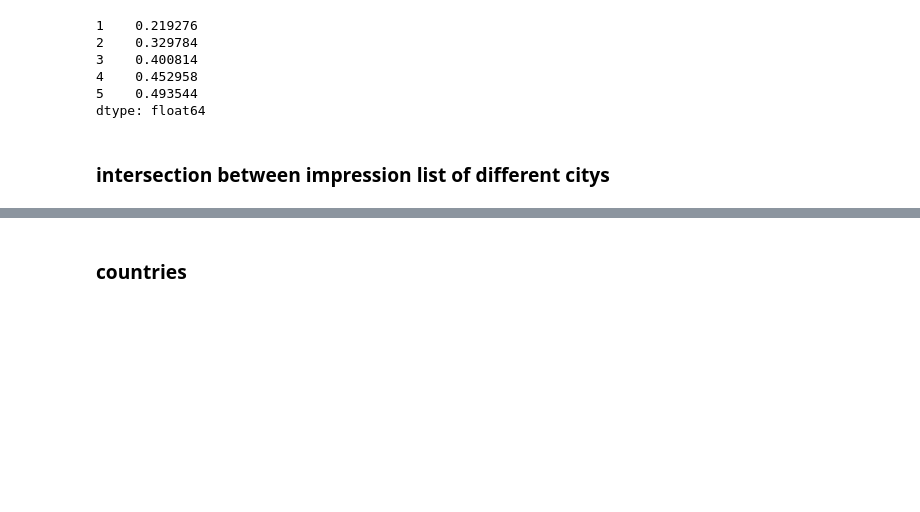
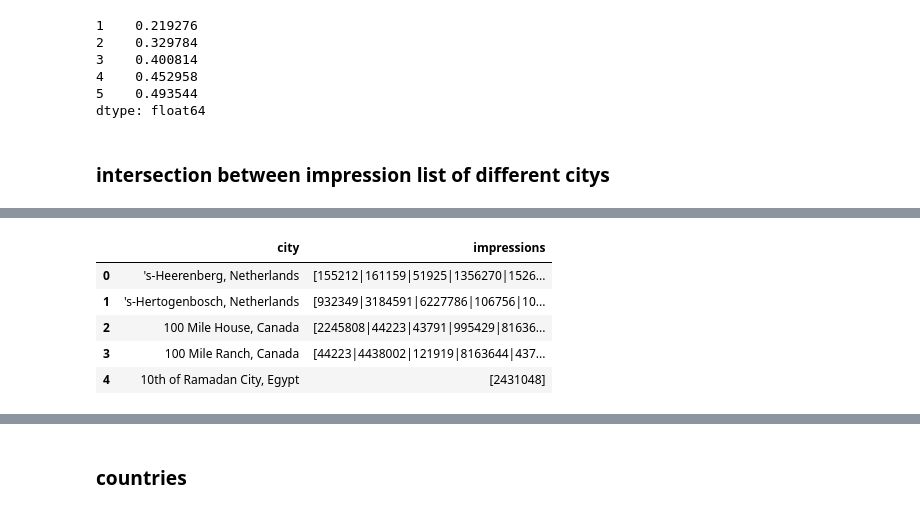
Before and after one commit to samshipengs/naps, a Jupyter notebook: playground.ipynb, the cells around one changed output, grey strips where cells are left out. Drawn from its saved outputs; the diff is of its cells as text; code cells hidden in the pictures; blank space fills up the shorter version.

```diff
--- a/playground.ipynb
+++ b/playground.ipynb
@@ -264,0 +281,9 @@ dtype: float64
+# %%
+city_impressions.head()
+# %% [output]
+|  | city | impressions |
+| 0 | 's-Heerenberg, Netherlands | [155212|161159|51925|1356270|1526... |
+| 1 | 's-Hertogenbosch, Netherlands | [932349|3184591|6227786|106756|10... |
+| 2 | 100 Mile House, Canada | [2245808|44223|43791|995429|81636... |
+| 3 | 100 Mile Ranch, Canada | [44223|4438002|121919|8163644|437... |
+| 4 | 10th of Ramadan City, Egypt | [2431048] |
```
Also changed, not shown: parts of 12 cells of this notebook.
